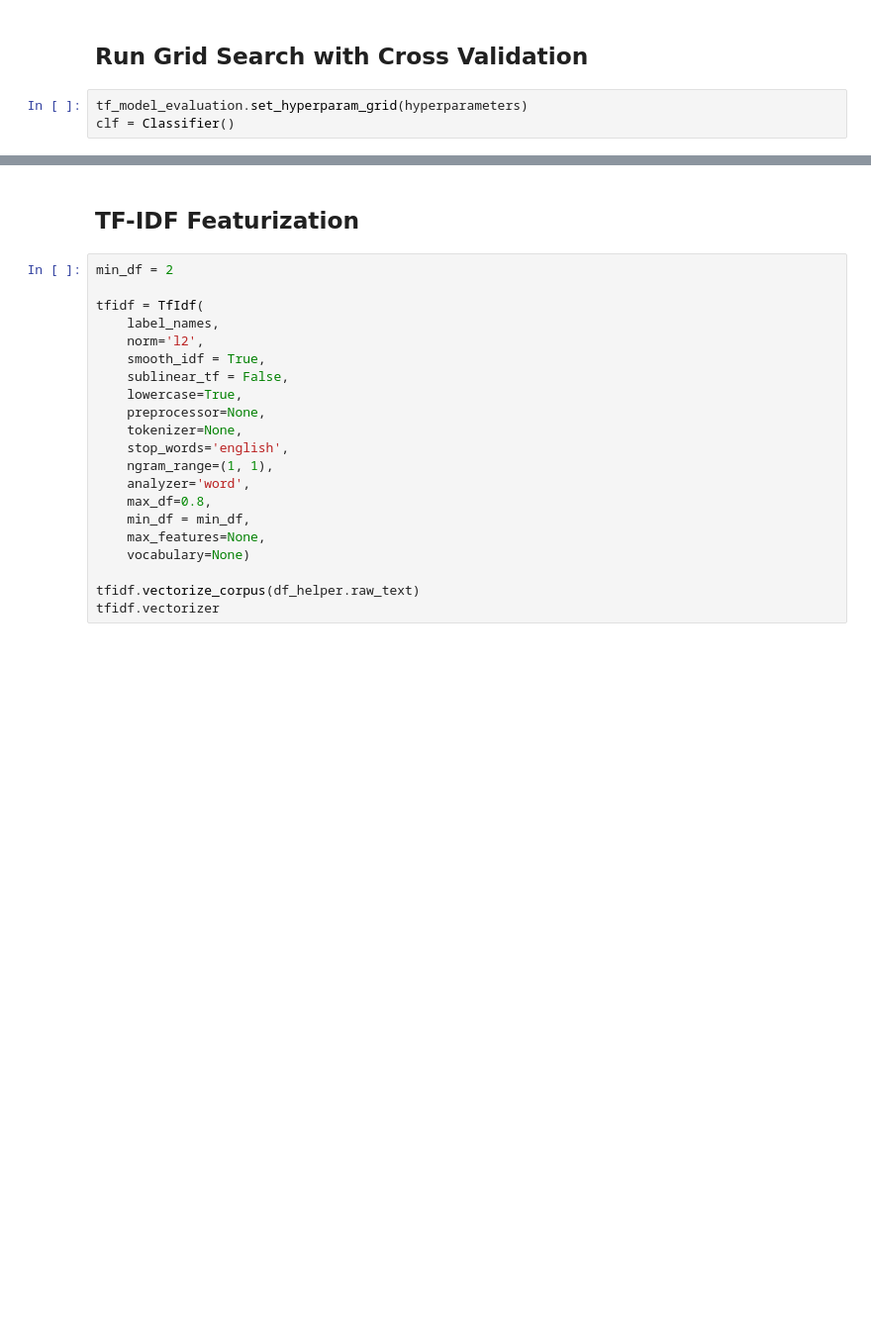
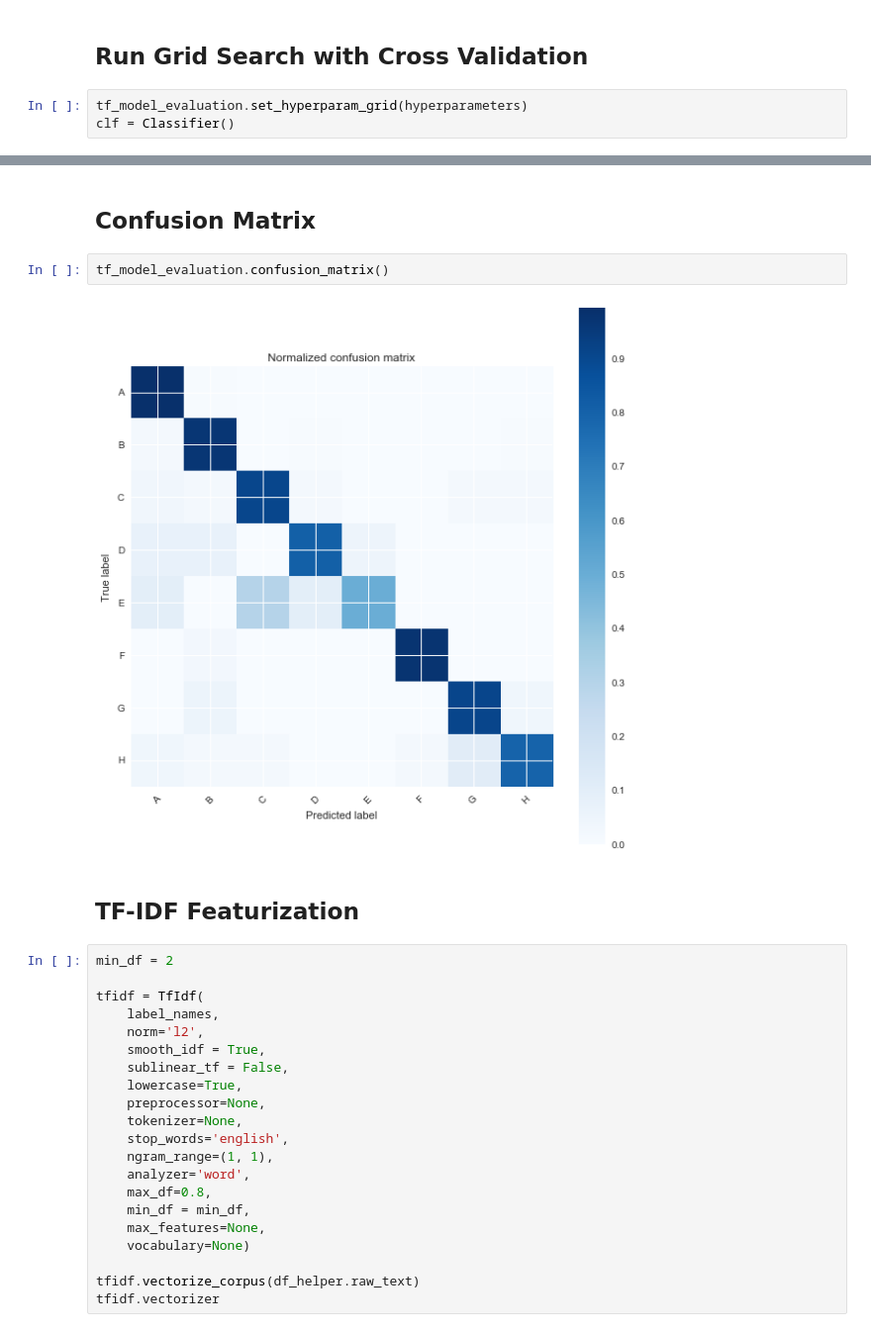
Before and after one commit to MarvinBertin/Text_Classification_ML_Exploration, a Jupyter notebook: 3-Multinomial_Classification/SGD_Classifier.ipynb, the cells around one changed output, grey strips where cells are left out. Shown at 99% size. Drawn from its saved outputs; the diff is of its cells as text; blank space fills up the shorter version.

```diff
--- a/3-Multinomial_Classification/SGD_Classifier.ipynb
+++ b/3-Multinomial_Classification/SGD_Classifier.ipynb
@@ -145,3 +145,9 @@ avg / total       0.97      0.96      0.96      1646
+# %% [markdown]
+## Confusion Matrix
+# %%
+tf_model_evaluation.confusion_matrix()
+# %% [output]
+[figure, added]
 # %% [markdown]
 ## TF-IDF Featurization
 # %%
```
Also changed, not shown: parts of 15 cells of this notebook, 6 other files.
